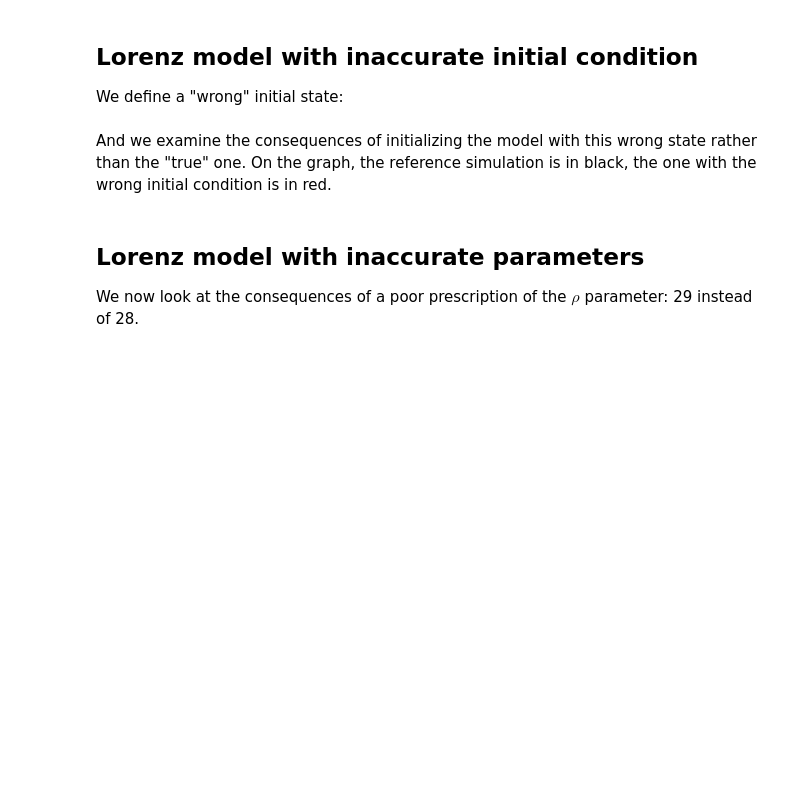
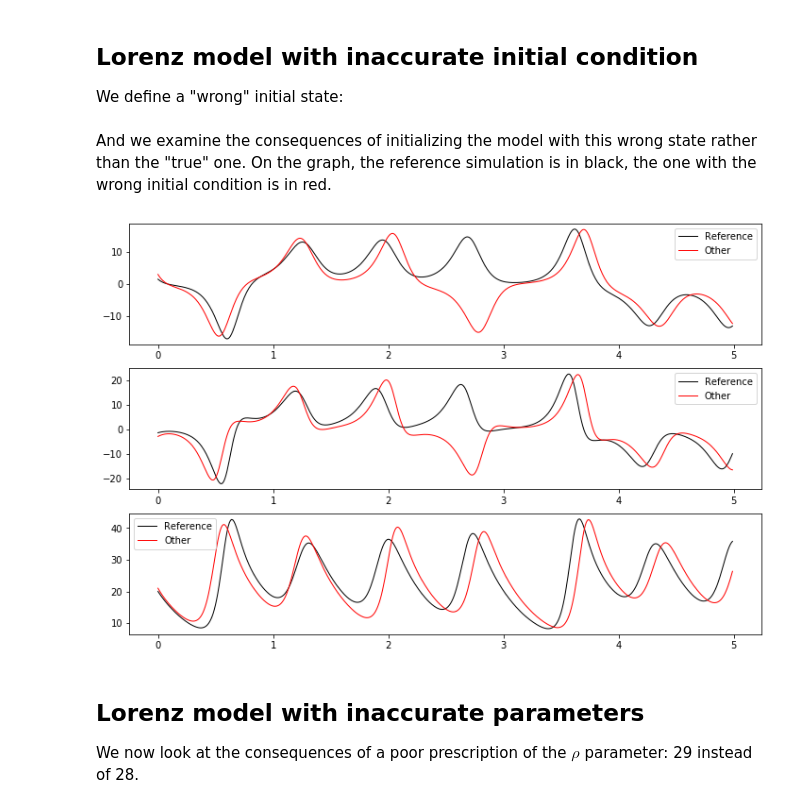
Before and after one commit to ecosme38/Data-Assimilation-Notebooks, a Jupyter notebook: Illustrate-EnKF-with-Lorenz63.ipynb, the cells around one changed output. Drawn from its saved outputs; the diff is of its cells as text; code cells hidden in the pictures; blank space fills up the shorter version.

```diff
--- a/Illustrate-EnKF-with-Lorenz63.ipynb
+++ b/Illustrate-EnKF-with-Lorenz63.ipynb
@@ -38,11 +38,11 @@ class Model:
         self.nmembers = nmembers
         self.nx = 3                         # number of variables (Lorenz 63)
         self.sigma = 10.
-        self.rho_ref = 28.
+        self.rho = 28.
         self.beta = 8./3.
         self.dt = 0.01
         self.x0 = np.array([1.5, -1.5, 20.])
-        self.xvar, self.rho = self.initial_condition()
+        self.xvar = self.initial_condition()
         self.xvar_series = []
         self.time = 0.
         self.time_series = []
@@ -51,12 +51,10 @@ class Model:
         """Define the initial condition"""
         if self.nmembers == 1:
             xout = self.x0.reshape((self.nx, 1))
-            rhoout = self.rho_ref
         else:
             p0 = 3.*np.eye(self.nx)
             xout = np.random.multivariate_normal(self.x0, p0, self.nmembers).T
-            rhoout = np.random.normal(self.rho_ref+0.5, 0.64, self.nmembers)
-        return xout, rhoout
+        return xout
 
     def rhs(self,x_in):
         """right hand side term of Lorenz 63"""
@@ -85,7 +83,7 @@ class Model:
     def plot(self):
         plt.figure(figsize=(12,8))
         for ix in range(self.nx):
-            pnum = 311+ix
+            pnum = str(311+ix)
             plt.subplot(pnum)
             for ie in range(self.nmembers):
                 plt.plot(self.time_series[:],self.xvar_series[ix,:,ie],'black',linewidth=1.)
@@ -140,16 +137,18 @@ lo.xvar
 # %%
 lorenz_test1 = Model()
 lorenz_test1.x0 = np.copy(wrong_state)
-lorenz_test1.xvar, lorenz_test1.rho = lorenz_test1.initial_condition()
+lorenz_test1.xvar = lorenz_test1.initial_condition()
 lorenz_test1.forward(ntime)
 plt.figure(figsize=(12,8))
 for ix in range(3):
-    pnum = 311+ix
+    pnum = str(311+ix)
     plt.subplot(pnum)
     plt.plot(true_time,true_state[ix,:,0],'black',linewidth=1.,label='Reference')
     plt.plot(lorenz_test1.time_series,lorenz_test1.xvar_series[ix,:,0],'red',linewidth=1.,label='Other')
     plt.legend()
 plt.show()
+# %% [output]
+[figure, added]
 # %% [markdown]
 ## Lorenz model with inaccurate parameters
 We now look at the consequences of a poor prescription of the $\rho$ parameter: 29 instead of 28.
```
Also changed, not shown: parts of 14 cells of this notebook.
